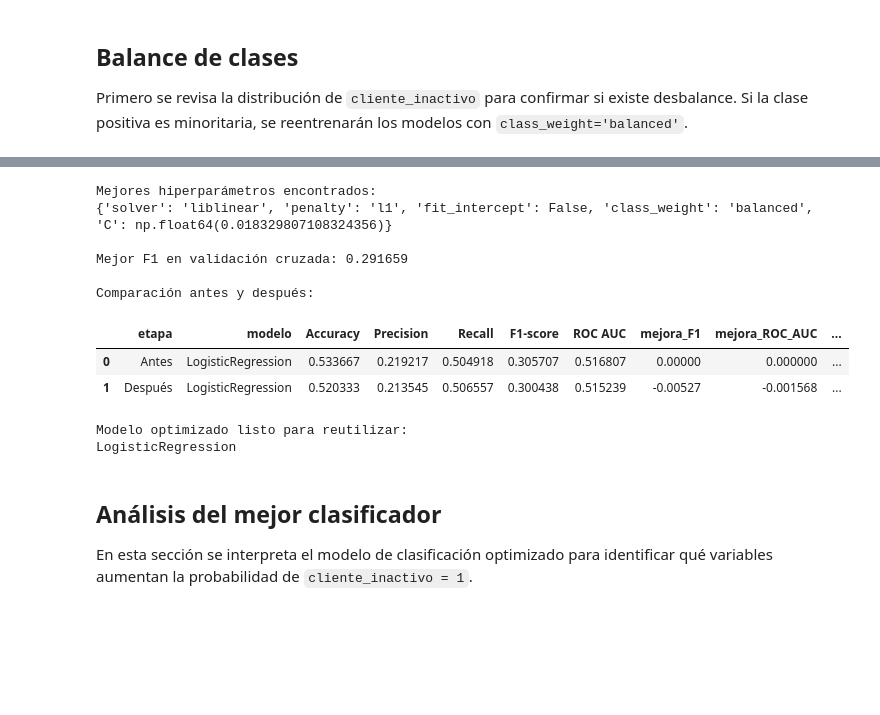
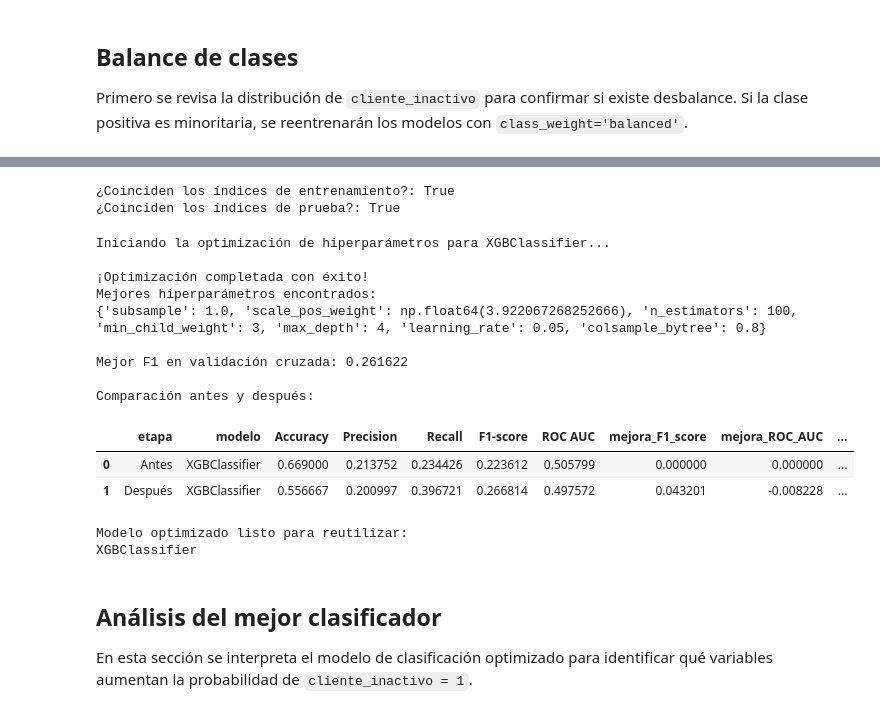
Before and after one commit to cristopfer/Analitica_Datos_01, a Jupyter notebook: proyecto-andinaretail/notebooks/Notebook 03_predictivo.ipynb, the cells around one changed output, grey strips where cells are left out. Drawn from its saved outputs; the diff is of its cells as text; code cells hidden in the pictures; blank space fills up the shorter version.

```diff
--- a/proyecto-andinaretail/notebooks/Notebook 03_predictivo.ipynb
+++ b/proyecto-andinaretail/notebooks/Notebook 03_predictivo.ipynb
@@ -937,13 +1094,26 @@ Mejor modelo seleccionado: LogisticRegression
+# %%
+# Comprobar si los índices de X e y coinciden perfectamente
+print("¿Coinciden los índices de entrenamiento?:", (X_train_clasificacion.index == y_train_clasificacion.index).all())
+print("¿Coinciden los índices de prueba?:", (X_test_clasificacion.index == y_test_clasificacion.index).all())
+# %% [output]
+¿Coinciden los índices de entrenamiento?: True
+¿Coinciden los índices de prueba?: True
 # %%
+import numpy as np
+import pandas as pd
 from sklearn.ensemble import RandomForestClassifier
 from sklearn.linear_model import LogisticRegression
+from xgboost import XGBClassifier
 from sklearn.model_selection import RandomizedSearchCV
-import numpy as np
+from sklearn.metrics import accuracy_score, precision_score, recall_score, f1_score, roc_auc_score
 
-# Optimización del clasificador ganador actual con validación cruzada de 5 folds.
-if 'mejor_modelo_clasificacion' not in globals():
-    raise RuntimeError('Primero ejecuta la celda de comparación de modelos para definir mejor_modelo_clasificacion.')
+# ==============================================================================
+# OPTIMIZACIÓN CON VALIDACIÓN CRUZADA (CV = 5)
+# ==============================================================================
+# CORRECCIÓN DE SINTAXIS: Se eliminaron las comillas del nombre de la variable
+mejor_modelo_clasificacion = 'XGBClassifier'
 
+# Estructura condicional corregida para soportar XGBClassifier de manera explícita
 if mejor_modelo_clasificacion == 'LogisticRegression':
     modelo_base_clasificacion = LogisticRegression(
         max_iter=1000,
@@ -968,7 +1138,8 @@ if mejor_modelo_clasificacion == 'LogisticRegression':
     ]
     pred_base = pred_logit
     proba_base = proba_logit
-else:
+
+elif mejor_modelo_clasificacion == 'RandomForestClassifier':
     modelo_base_clasificacion = RandomForestClassifier(
         random_state=42,
         n_jobs=-1,
@@ -985,6 +1156,30 @@ else:
     pred_base = pred_rf_clasificacion
     proba_base = proba_rf_clasificacion
 
+# CORRECCIÓN LOGÍSTICA: Se añade el caso explícito para XGBClassifier
+elif mejor_modelo_clasificacion == 'XGBClassifier':
+    modelo_base_clasificacion = XGBClassifier(
+        random_state=42,
+        n_jobs=-1,
+        eval_metric='logloss'
+    )
+    espacio_hiperparametros = {
+        'n_estimators': [100, 200, 300, 500],
+        'learning_rate': [0.01, 0.05, 0.1, 0.2],
+        'max_depth': [3, 4, 5, 6, 8, 10],
+        'subsample': [0.6, 0.8, 1.0],
+        'colsample_bytree': [0.6, 0.8, 1.0],
+        'min_child_weight': [1, 3, 5],
+        # Mantenemos el balanceo dinámico de clases calculado en celdas previas
+        'scale_pos_weight': [scale_pos_weight_calculado]
+    }
+    pred_base = pred_xgb_clasificacion
+    proba_base = proba_xgb_clasificacion
+
+else:
+    raise ValueError(f"Modelo '{mejor_modelo_clasificacion}' no reconocido.")
+
+# Configuración del RandomizedSearchCV
 busqueda_clasificacion = RandomizedSearchCV(
     estimator=modelo_base_clasificacion,
     param_distributions=espacio_hiperparametros,
@@ -996,12 +1191,16 @@ busqueda_clasificacion = RandomizedSearchCV(
     refit=True
 )
 
+# Ajuste con los datos preparados
+print(f"Iniciando la optimización de hiperparámetros para {mejor_modelo_clasificacion}...")
 busqueda_clasificacion.fit(X_train_clasificacion_preparado, y_train_clasificacion)
 
+# Generación de predicciones optimizadas
 modelo_clasificacion_optimizado = busqueda_clasificacion.best_estimator_
 pred_clasificacion_optimizada = modelo_clasificacion_optimizado.predict(X_test_clasificacion_preparado)
 proba_clasificacion_optimizada = modelo_clasificacion_optimizado.predict_proba(X_test_clasificacion_preparado)[:, 1]
 
+# Tabla comparativa Antes vs Después de la optimización
 comparacion_antes_despues = pd.DataFrame([
     {
         'etapa': 'Antes',
@@ -1010,45 +1209,48 @@ comparacion_antes_despues = pd.DataFrame([
         'Precision': precision_score(y_test_clasificacion, pred_base, zero_division=0),
         'Recall': recall_score(y_test_clasificacion, pred_base, zero_division=0),
         'F1-score': f1_score(y_test_clasificacion, pred_base, zero_division=0),
         'ROC AUC': roc_auc_score(y_test_clasificacion, proba_base)
     },
     {
         'etapa': 'Después',
         'modelo': type(modelo_clasificacion_optimizado).__name__,
         'Accuracy': accuracy_score(y_test_clasificacion, pred_clasificacion_optimizada),
         'Precision': precision_score(y_test_clasificacion, pred_clasificacion_optimizada, zero_division=0),
         'Recall': recall_score(y_test_clasificacion, pred_clasificacion_optimizada, zero_division=0),
         'F1-score': f1_score(y_test_clasificacion, pred_clasificacion_optimizada, zero_division=0),
         'ROC AUC': roc_auc_score(y_test_clasificacion, proba_clasificacion_optimizada)
     }
 ])
 
-comparacion_antes_despues['mejora_F1'] = comparacion_antes_despues['F1-score'] - comparacion_antes_despues.loc[0, 'F1-score']
-comparacion_antes_despues['mejora_ROC_AUC'] = comparacion_antes_despues['ROC AUC'] - comparacion_antes_despues.loc[0, 'ROC AUC']
-comparacion_antes_despues['mejora_Accuracy'] = comparacion_antes_despues['Accuracy'] - comparacion_antes_despues.loc[0, 'Accuracy']
-comparacion_antes_despues['mejora_Precision'] = comparacion_antes_despues['Precision'] - comparacion_antes_despues.loc[0, 'Precision']
-comparacion_antes_despues['mejora_Recall'] = comparacion_antes_despues['Recall'] - comparacion_antes_despues.loc[0, 'Recall']
+# Cálculo de la delta de mejora para cada métrica
+for col in ['F1-score', 'ROC AUC', 'Accuracy', 'Precision', 'Recall']:
+    delta_col = f'mejora_{col.replace("-", "_").replace(" ", "_")}'
+    comparacion_antes_despues[delta_col] = comparacion_antes_despues[col] - comparacion_antes_despues.loc[0, col]
 
+print('\n¡Optimización completada con éxito!')
 print('Mejores hiperparámetros encontrados:')
 print(busqueda_clasificacion.best_params_)
 print(f"\nMejor F1 en validación cruzada: {busqueda_clasificacion.best_score_:.6f}")
 print('\nComparación antes y después:')
 display(comparacion_antes_despues)
 
 print('\nModelo optimizado listo para reutilizar:')
 print(type(modelo_clasificacion_optimizado).__name__)
 # %% [output]
+Iniciando la optimización de hiperparámetros para XGBClassifier...
+
+¡Optimización completada con éxito!
 Mejores hiperparámetros encontrados:
-{'solver': 'liblinear', 'penalty': 'l1', 'fit_intercept': False, 'class_weight': 'balanced', 'C': np.float64(0.018329807108324356)}
+{'subsample': 1.0, 'scale_pos_weight': np.float64(3.922067268252666), 'n_estimators': 100, 'min_child_weight': 3, 'max_depth': 4, 'learning_rate': 0.05, 'colsample_bytree': 0.8}
 
-Mejor F1 en validación cruzada: 0.291659
+Mejor F1 en validación cruzada: 0.261622
 
 Comparación antes y después:
-|  | etapa | modelo | Accuracy | Precision | Recall | F1-score | ROC AUC | mejora_F1 | mejora_ROC_AUC | ... |
-| 0 | Antes | LogisticRegression | 0.533667 | 0.219217 | 0.504918 | 0.305707 | 0.516807 | 0.00000 | 0.000000 | ... |
-| 1 | Después | LogisticRegression | 0.520333 | 0.213545 | 0.506557 | 0.300438 | 0.515239 | -0.00527 | -0.001568 | ... |
+|  | etapa | modelo | Accuracy | Precision | Recall | F1-score | ROC AUC | mejora_F1_score | mejora_ROC_AUC | ... |
+| 0 | Antes | XGBClassifier | 0.669000 | 0.213752 | 0.234426 | 0.223612 | 0.505799 | 0.000000 | 0.000000 | ... |
+| 1 | Después | XGBClassifier | 0.556667 | 0.200997 | 0.396721 | 0.266814 | 0.497572 | 0.043201 | -0.008228 | ... |
 Modelo optimizado listo para reutilizar:
-LogisticRegression
+XGBClassifier
 # %% [markdown]
 ## Análisis del mejor clasificador
 
```
Also changed, not shown: parts of 4 cells of this notebook.
